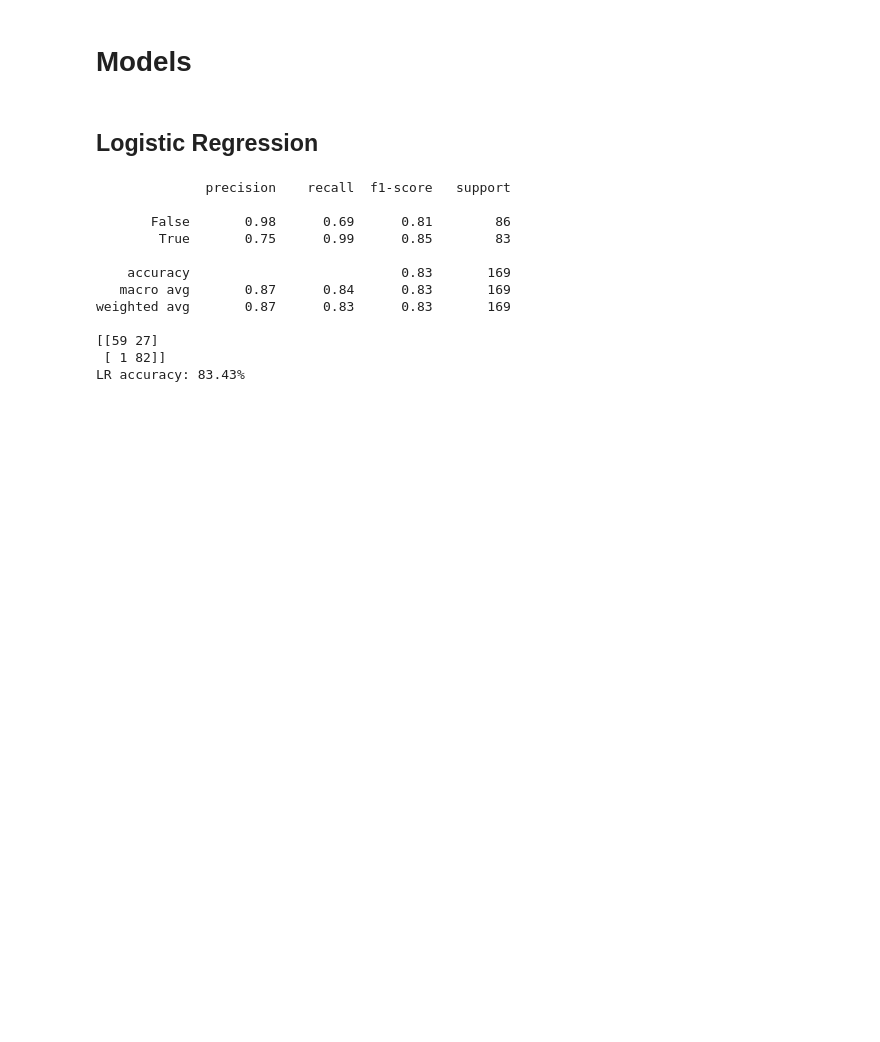
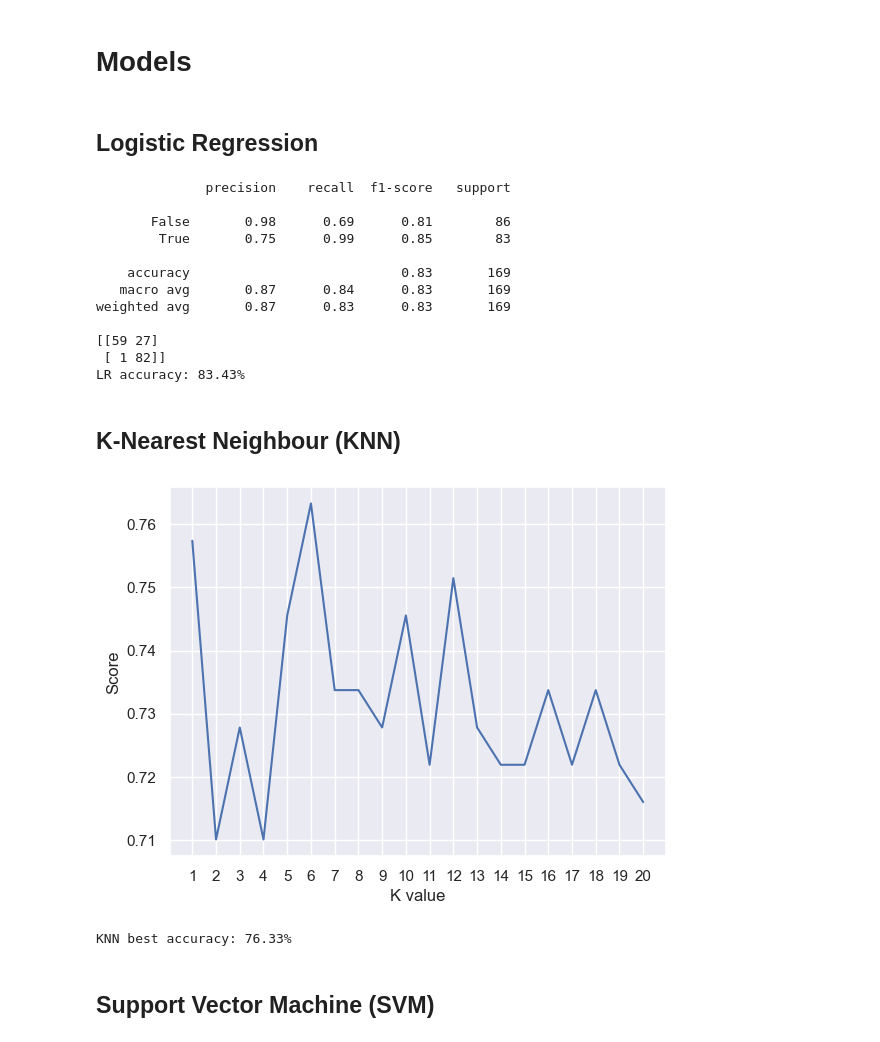
Before and after one commit to kobebaffour/machine_learning, a Jupyter notebook: Loan Prediction/loan_prediction_nm.ipynb, the cells around one changed output. Cells and saved outputs as stored; diff of their text form; code cells hidden in the pictures; blank space fills up the shorter version.

```diff
--- a/Loan Prediction/loan_prediction_nm.ipynb
+++ b/Loan Prediction/loan_prediction_nm.ipynb
@@ -628,3 +628,24 @@ weighted avg       0.87      0.83      0.83       169
 [[59 27]
  [ 1 82]]
 LR accuracy: 83.43%
+# %% [markdown]
+## K-Nearest Neighbour (KNN)
+# %%
+scoreListknn = []
+for i in range(1,21):
+    KNclassifier = KNeighborsClassifier(n_neighbors = i)
+    KNclassifier.fit(X_train, y_train)
+    scoreListknn.append(KNclassifier.score(X_test, y_test))
+
+plt.plot(range(1,21), scoreListknn)
+plt.xticks(np.arange(1,21,1))
+plt.xlabel("K value")
+plt.ylabel("Score")
+plt.show()
+KNAcc = max(scoreListknn)
+print("KNN best accuracy: {:.2f}%".format(KNAcc*100))
+# %% [output]
+[figure, added]
+KNN best accuracy: 76.33%
+# %% [markdown]
+## Support Vector Machine (SVM)
```
Also changed, not shown: parts of 17 cells of this notebook.
